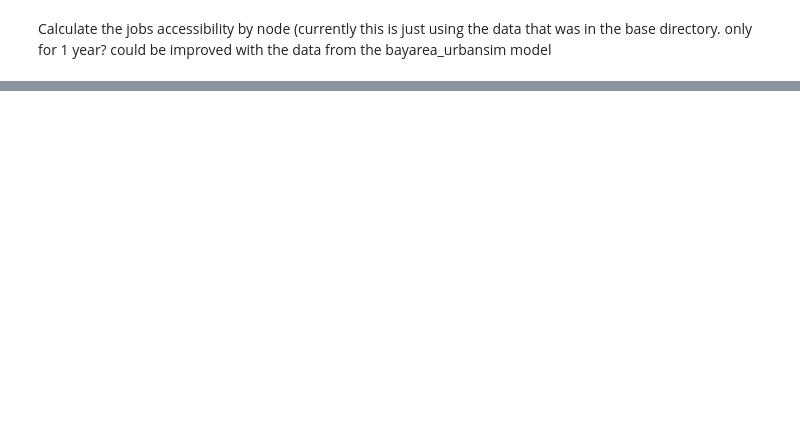
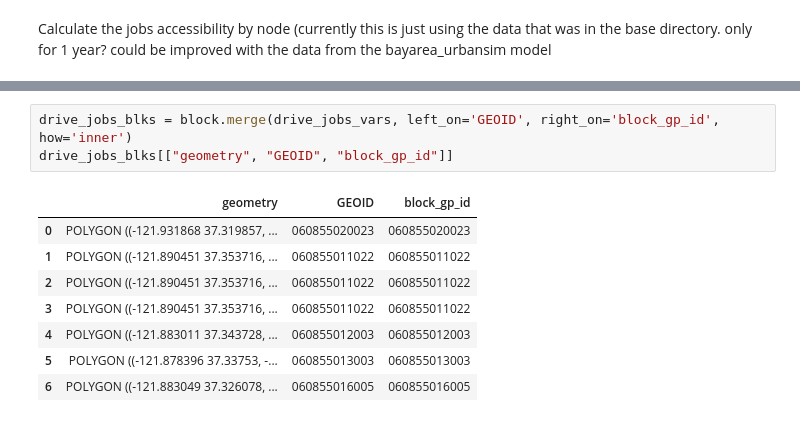
Before and after one commit to ual/ual_model_workspace, a Jupyter notebook: spring-2019-models/notebooks-amelia/indicators 1.ipynb, the cells around one changed output, grey strips where cells are left out. Drawn from its saved outputs; the diff is of its cells as text; blank space fills up the shorter version.

```diff
--- a/spring-2019-models/notebooks-amelia/indicators 1.ipynb
+++ b/spring-2019-models/notebooks-amelia/indicators 1.ipynb
@@ -143,0 +155,12 @@ drive_jobs_vars.head()
+# %%
+drive_jobs_blks = block.merge(drive_jobs_vars, left_on='GEOID', right_on='block_gp_id', how='inner')
+drive_jobs_blks[["geometry", "GEOID", "block_gp_id"]]
+# %% [output]
+|  | geometry | GEOID | block_gp_id |
+| 0 | POLYGON ((-121.931868 37.319857, ... | 060855020023 | 060855020023 |
+| 1 | POLYGON ((-121.890451 37.353716, ... | 060855011022 | 060855011022 |
+| 2 | POLYGON ((-121.890451 37.353716, ... | 060855011022 | 060855011022 |
+| 3 | POLYGON ((-121.890451 37.353716, ... | 060855011022 | 060855011022 |
+| 4 | POLYGON ((-121.883011 37.343728, ... | 060855012003 | 060855012003 |
+| 5 | POLYGON ((-121.878396 37.33753, -... | 060855013003 | 060855013003 |
+| 6 | POLYGON ((-121.883049 37.326078, ... | 060855016005 | 060855016005 |
```
Also changed, not shown: parts of 15 cells of this notebook.
